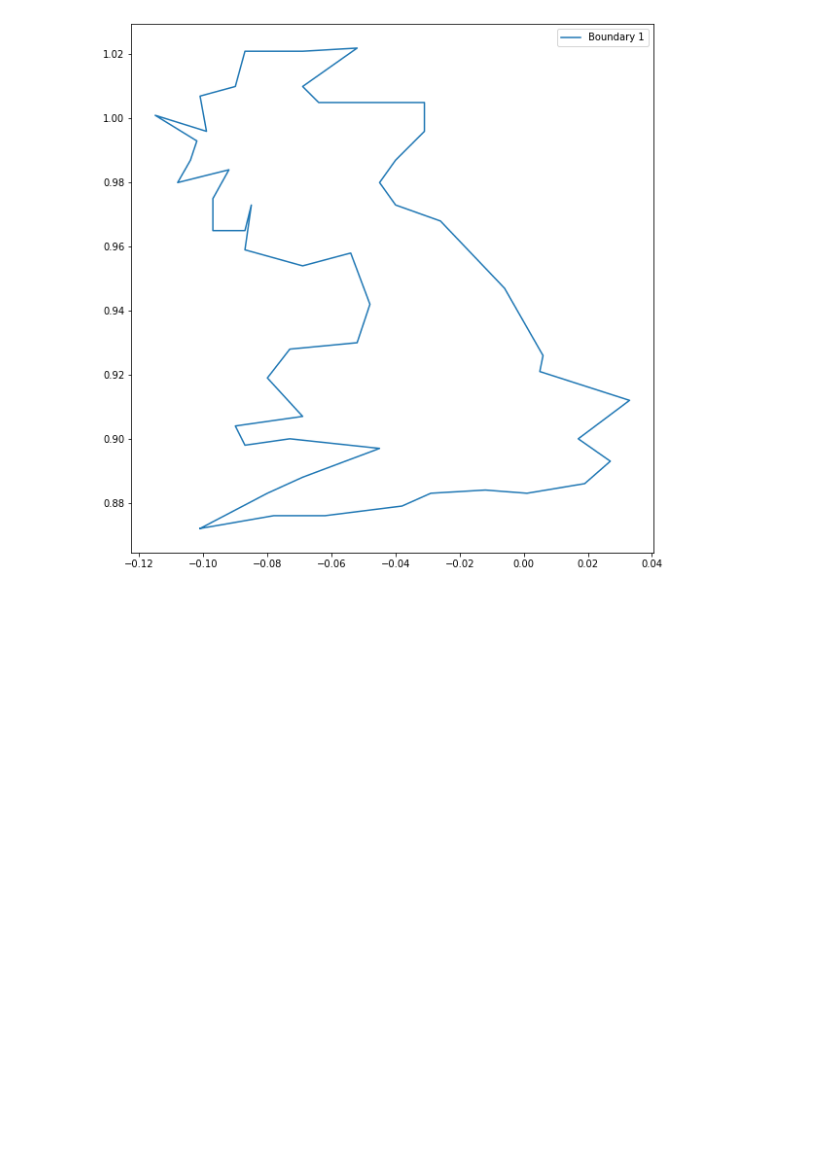
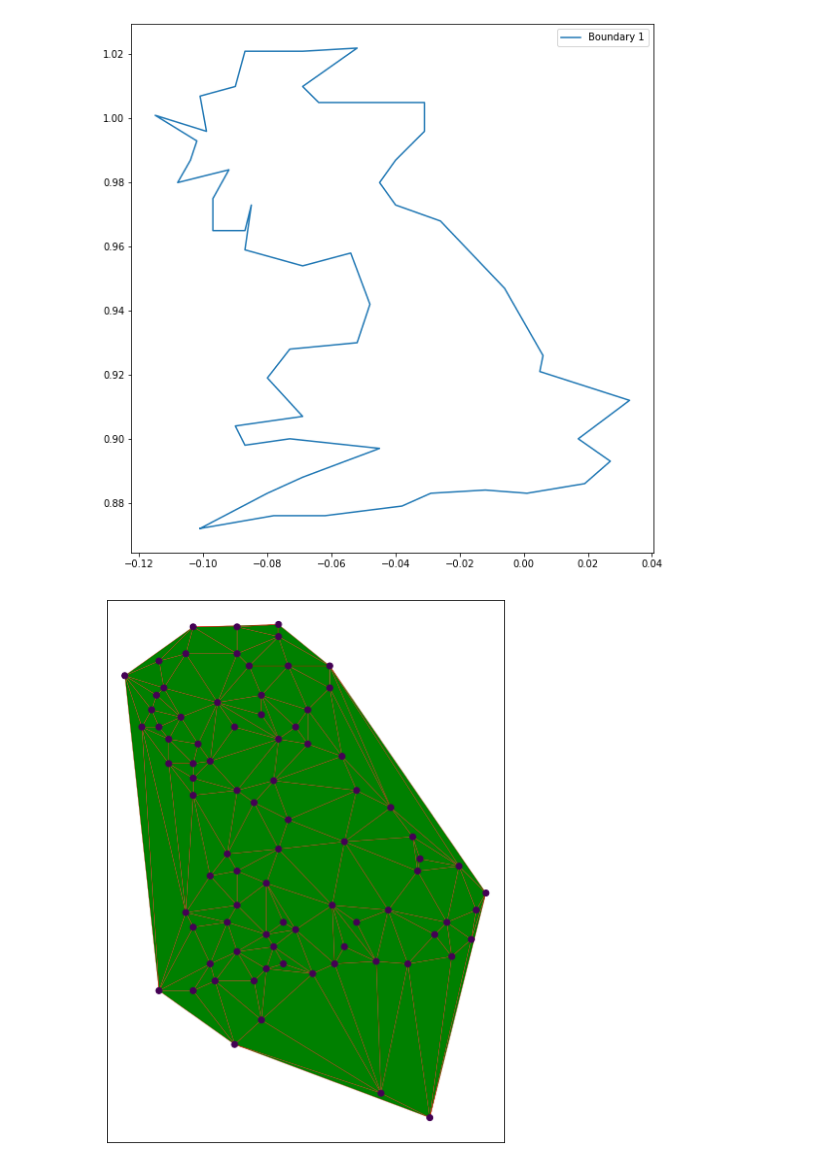
Before and after one commit to emerald-geomodelling/EmeraldTriangles, a Jupyter notebook: Example usage.ipynb, the cells around one changed output. Cells and saved outputs as stored; diff of their text form; code cells hidden in the pictures; blank space fills up the shorter version.

```diff
--- a/Example usage.ipynb
+++ b/Example usage.ipynb
@@ -133,0 +162,10 @@ plt.show()
+# %%
+tril = emeraldtriangles.io.landxml.parse("test.landxml")["surfaces"]["UK"]
+
+
+fig = plt.figure(figsize=(10,10))
+ax = plt.gca()
+emeraldtriangles.plot(ax, **tril)
+plt.show()
+# %% [output]
+[figure, added]
```
Also changed, not shown: parts of 8 cells of this notebook, 3 other files.
